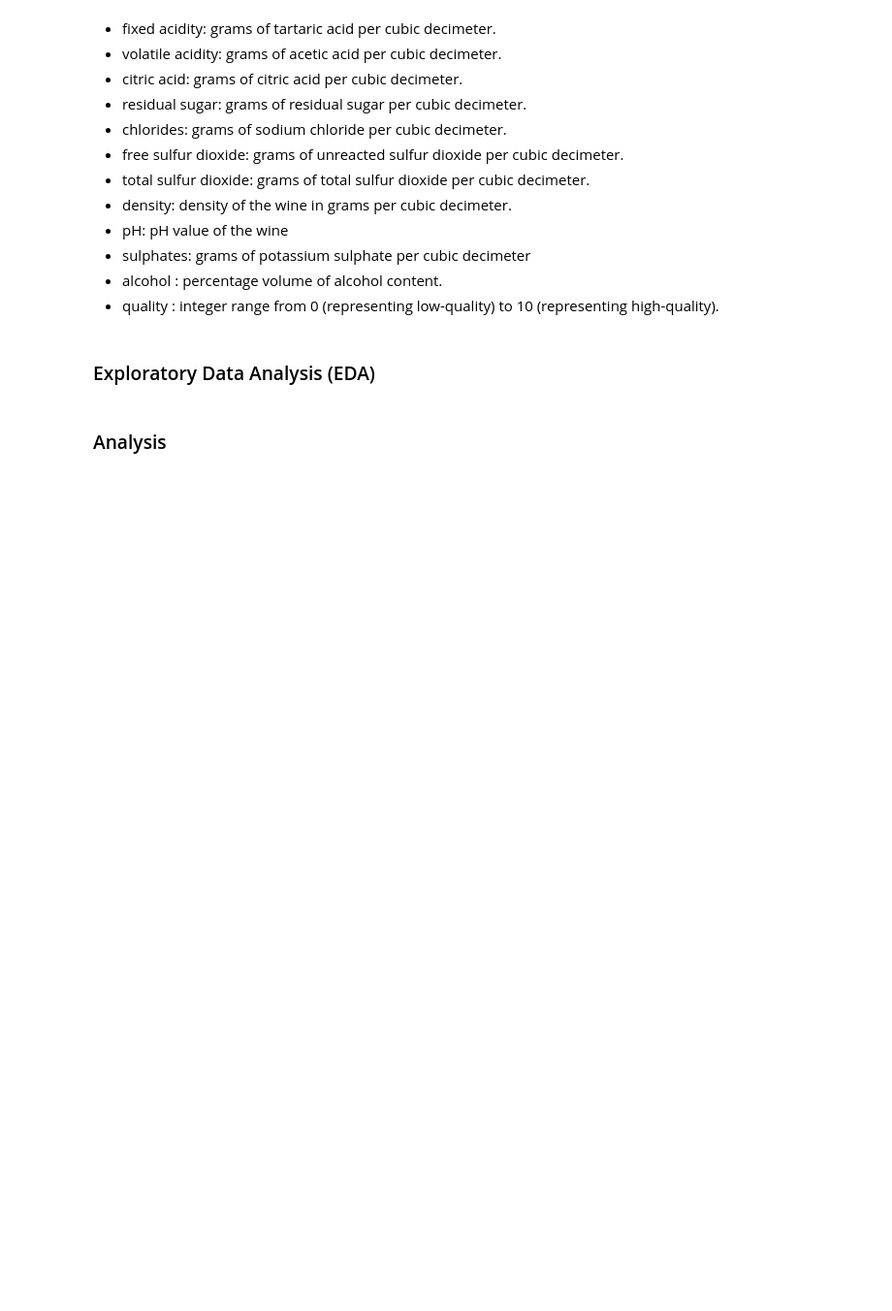
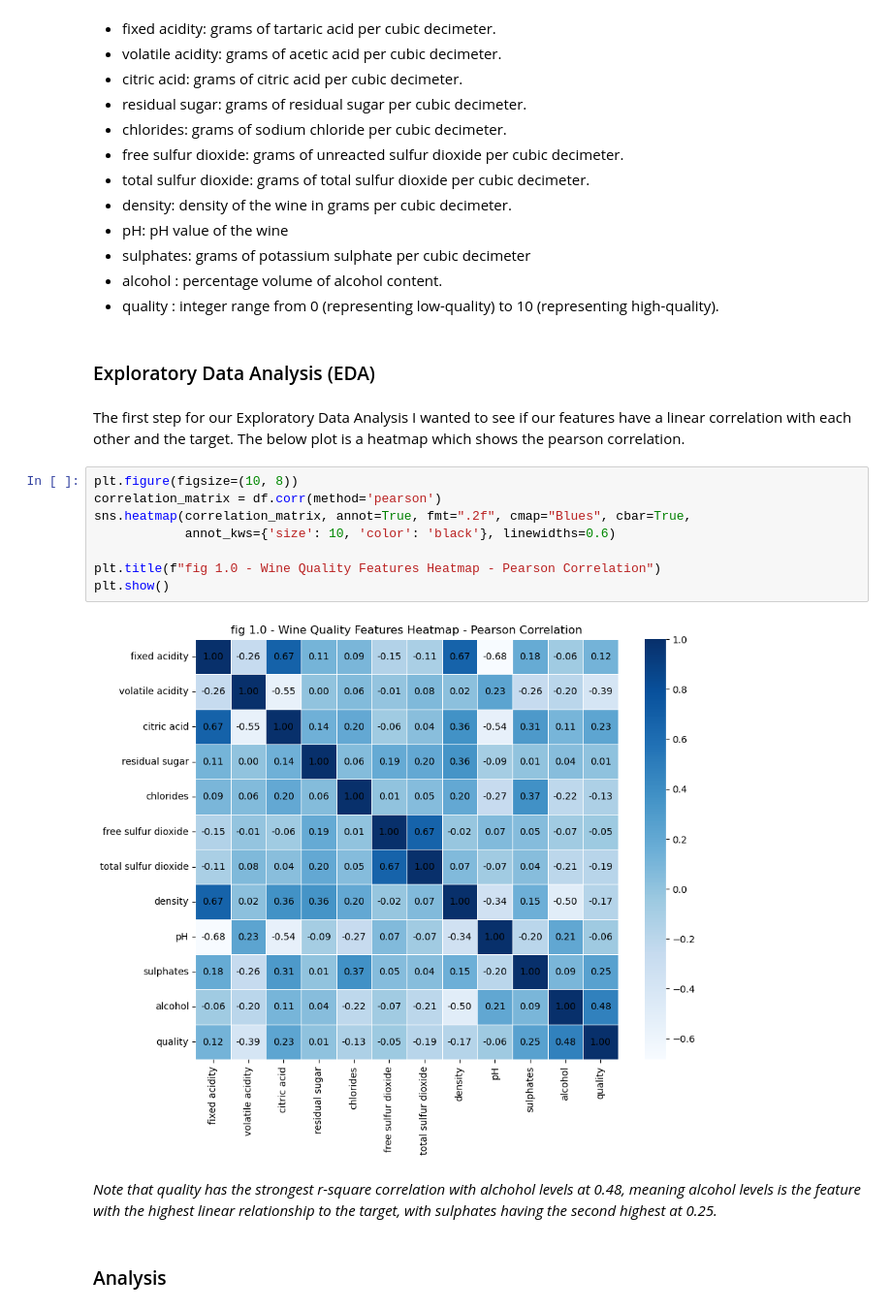
Before and after one commit to UBC-MDS/wine_quality_predictor_group1, a Jupyter notebook: notebooks/wine_predictor_analysis_report.ipynb, the cells around one changed output. Shown: that part at 97% size. Cells and saved outputs as stored; diff of their text form; blank space fills up the shorter version.

Commit message:
Adding initial EDA charts to resolve merge

```diff
--- a/notebooks/wine_predictor_analysis_report.ipynb
+++ b/notebooks/wine_predictor_analysis_report.ipynb
@@ -103,6 +105,20 @@ A thorough examination of the dataset revealed no missing values in any of the c
 - quality : integer range from 0 (representing low-quality) to 10 (representing high-quality).
 # %% [markdown]
 ### Exploratory Data Analysis (EDA)
+# %% [markdown]
+The first step for our Exploratory Data Analysis I wanted to see if our features have a linear correlation with each other and the target. The below plot is a heatmap which shows the pearson correlation.
+# %%
+plt.figure(figsize=(10, 8))
+correlation_matrix = df.corr(method='pearson')
+sns.heatmap(correlation_matrix, annot=True, fmt=".2f", cmap="Blues", cbar=True,
+            annot_kws={'size': 10, 'color': 'black'}, linewidths=0.6)
+
+plt.title(f"fig 1.0 - Wine Quality Features Heatmap - Pearson Correlation")
+plt.show()
+# %% [output]
+[figure, added]
+# %% [markdown]
+_Note that quality has the strongest r-square correlation with alchohol levels at 0.48, meaning alcohol levels is the feature with the highest linear relationship to the target, with sulphates having the second highest at 0.25._
 # %% [markdown]
 ### Analysis
 # %%
```
Also changed, not shown: parts of 1 cell of this notebook.
